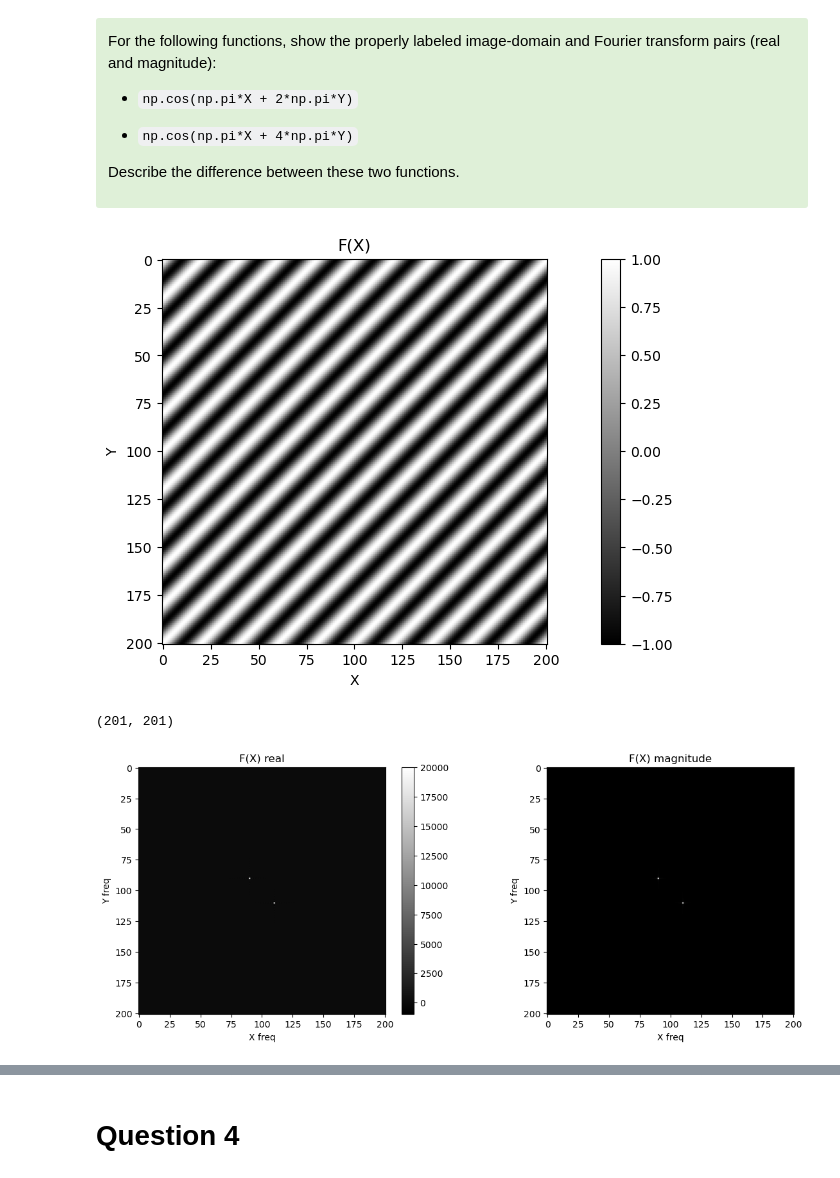
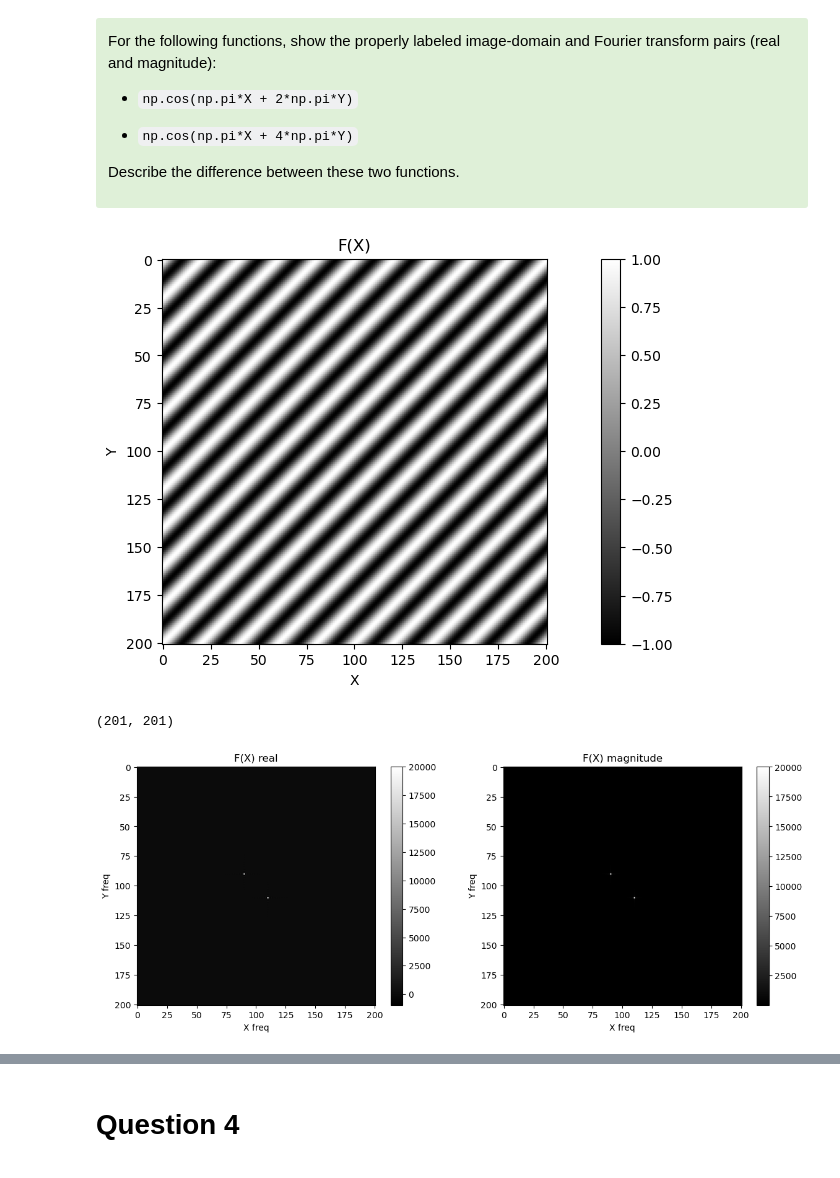
Before and after one commit to lilchromozome/Build_Imager_2025, a Jupyter notebook: Lab2/Lab2 Part1 (Clean).ipynb, the cells around one changed output, grey strips where cells are left out. Cells and saved outputs as stored; diff of their text form; code cells hidden in the pictures.

```diff
--- a/Lab2/Lab2 Part1 (Clean).ipynb
+++ b/Lab2/Lab2 Part1 (Clean).ipynb
@@ -305,35 +305,35 @@ x = ax1.imshow(F, cmap='gray')
 fig.colorbar(x, ax=ax1)
 ax1.set_title('F(X)')
 ax1.set_xlabel('X')
 ax1.set_ylabel('Y')
 plt.show()
 
 fftshifted = fftshift(fft2(ifftshift(F)))
 print(fftshifted.shape)
 
 fig, (ax1, ax2) = plt.subplots(1, 2, figsize=(14, 5))
 
 
 x = ax1.imshow(np.real(fftshifted), cmap='gray')
 fig.colorbar(x, ax=ax1)
 ax1.set_title('F(X) real')
 ax1.set_xlabel('X freq')
 ax1.set_ylabel('Y freq')
 
 magnitude = np.imag(fftshifted)**2 + np.real(fftshifted)**2
 magnitude = np.sqrt(magnitude)
 
 z = ax2.imshow(magnitude, cmap='gray')
-fig.colorbar(z, ax=ax3)
+fig.colorbar(z, ax=ax2)
 ax2.set_title('F(X) magnitude')
 ax2.set_xlabel('X freq')
 ax2.set_ylabel('Y freq')
 
 plt.show()
 # %% [output]
 [figure]
 (201, 201)
-[figure, old version]
+[figure, new version]
 # %%
 F = np.cos(np.pi*X + 4*np.pi/2*Y)
 
```
Also changed, not shown: parts of 5 cells of this notebook.
